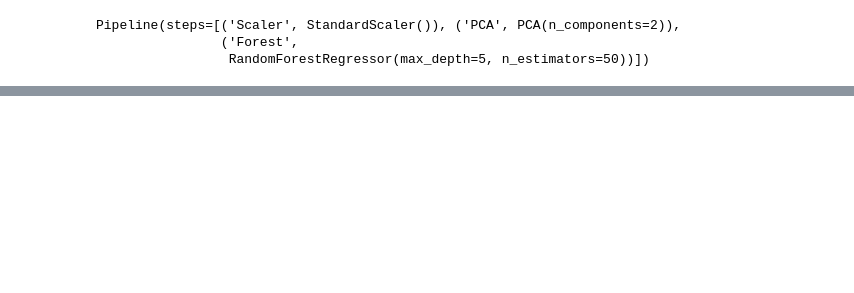
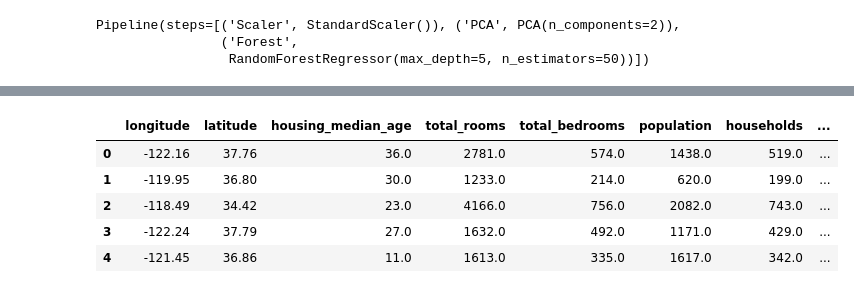
Before and after one commit to sudeozkanoglu/machineLearningPractising, a Jupyter notebook: Untitled.ipynb, the cells around one changed output, grey strips where cells are left out. Cells and saved outputs as stored; diff of their text form; code cells hidden in the pictures; blank space fills up the shorter version.

Commit message:
concat

```diff
--- a/Untitled.ipynb
+++ b/Untitled.ipynb
@@ -336,0 +337,7 @@ mean_absolute_error(y_test, minMaxScaler_pca_pipe_forest_test_predictions)
+# %%
+# Categorical Encoding (Dummy / One-Hot)
+
+# Get dummy variables (one-hot encoding) for the training set
+
+train_dummies = pd.get_dummies(train_df['ocean_proximity'])
+train_dummies.head()
@@ -336,0 +351,12 @@ mean_absolute_error(y_test, minMaxScaler_pca_pipe_forest_test_predictions)
+# %%
+# Concatenate dummy variables to the training DataFrame
+
+train_df = pd.concat([train_df, train_dummies], axis=1)
+train_df.head()
+# %% [output]
+|  | longitude | latitude | housing_median_age | total_rooms | total_bedrooms | population | households | ... |
+| 0 | -122.16 | 37.76 | 36.0 | 2781.0 | 574.0 | 1438.0 | 519.0 | ... |
+| 1 | -119.95 | 36.80 | 30.0 | 1233.0 | 214.0 | 620.0 | 199.0 | ... |
+| 2 | -118.49 | 34.42 | 23.0 | 4166.0 | 756.0 | 2082.0 | 743.0 | ... |
+| 3 | -122.24 | 37.79 | 27.0 | 1632.0 | 492.0 | 1171.0 | 429.0 | ... |
+| 4 | -121.45 | 36.86 | 11.0 | 1613.0 | 335.0 | 1617.0 | 342.0 | ... |
```
Also changed, not shown: parts of 11 cells of this notebook.
